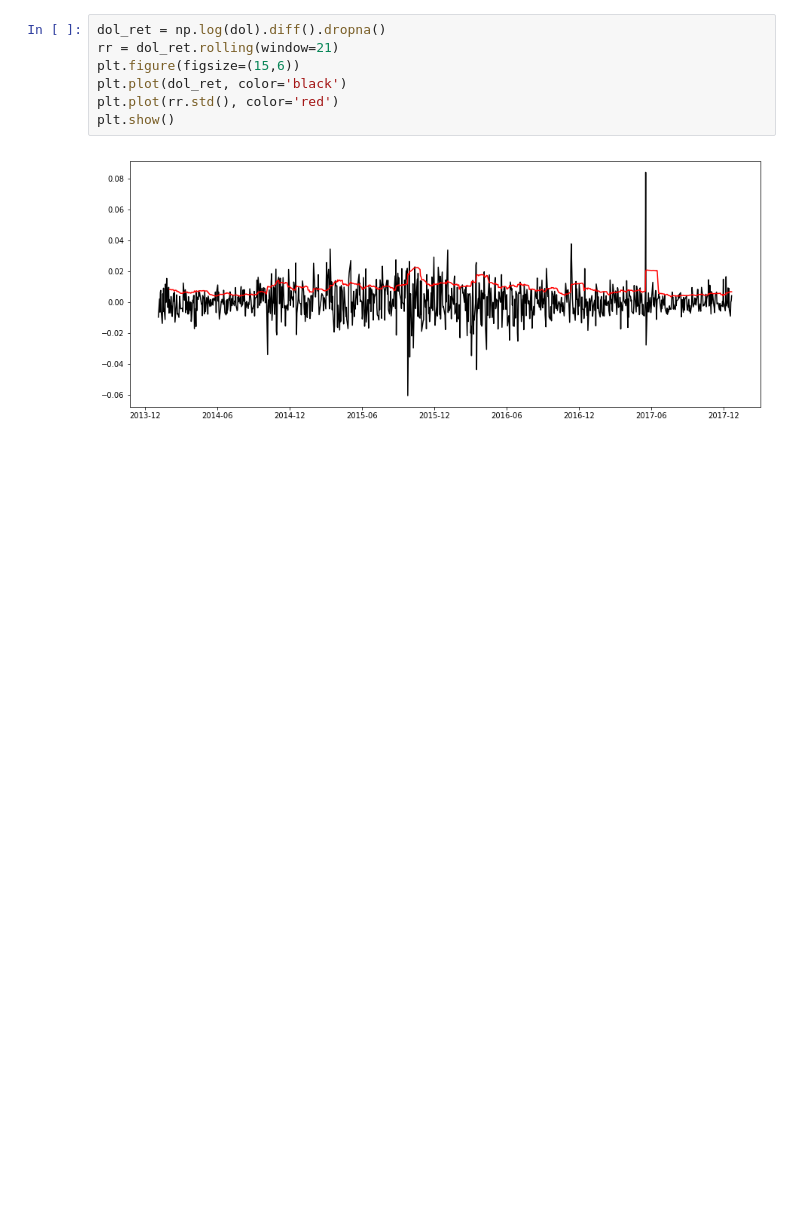
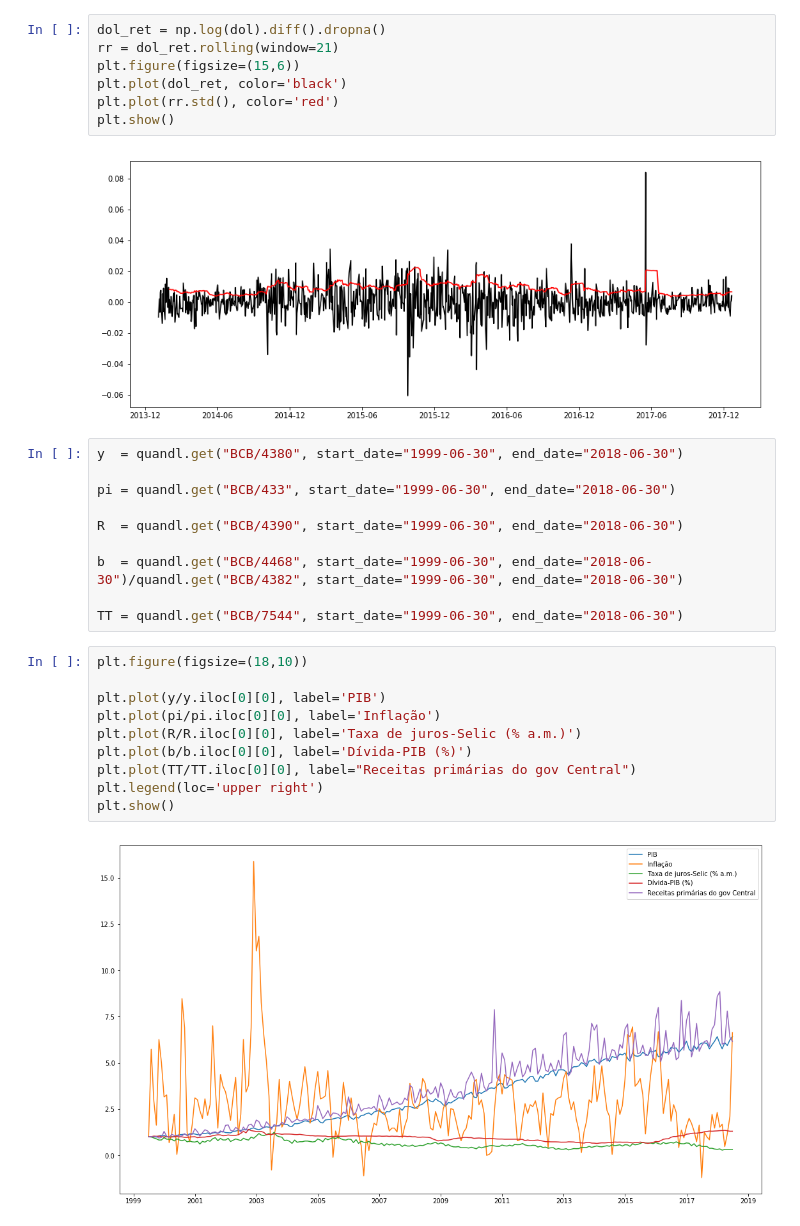
Before and after one commit to cassioraa/S-ries-temporais, a Jupyter notebook: Time_series.ipynb, the cells around one changed output. Cells and saved outputs as stored; diff of their text form; blank space fills up the shorter version.

Commit message:
Quandl

```diff
--- a/Time_series.ipynb
+++ b/Time_series.ipynb
@@ -381,3 +367,25 @@ plt.plot(rr.std(), color='red')
 plt.show()
 # %% [output]
 [figure]
+# %%
+y  = quandl.get("BCB/4380", start_date="1999-06-30", end_date="2018-06-30")
+
+pi = quandl.get("BCB/433", start_date="1999-06-30", end_date="2018-06-30")
+
+R  = quandl.get("BCB/4390", start_date="1999-06-30", end_date="2018-06-30")
+
+b  = quandl.get("BCB/4468", start_date="1999-06-30", end_date="2018-06-30")/quandl.get("BCB/4382", start_date="1999-06-30", end_date="2018-06-30")
+
+TT = quandl.get("BCB/7544", start_date="1999-06-30", end_date="2018-06-30")
+# %%
+plt.figure(figsize=(18,10))
+
+plt.plot(y/y.iloc[0][0], label='PIB')
+plt.plot(pi/pi.iloc[0][0], label='Inflação')
+plt.plot(R/R.iloc[0][0], label='Taxa de juros-Selic (% a.m.)')
+plt.plot(b/b.iloc[0][0], label='Dívida-PIB (%)')
+plt.plot(TT/TT.iloc[0][0], label="Receitas primárias do gov Central")
+plt.legend(loc='upper right')
+plt.show()
+# %% [output]
+[figure, added]
```
Also changed, not shown: parts of 9 cells of this notebook, 2 other files.
